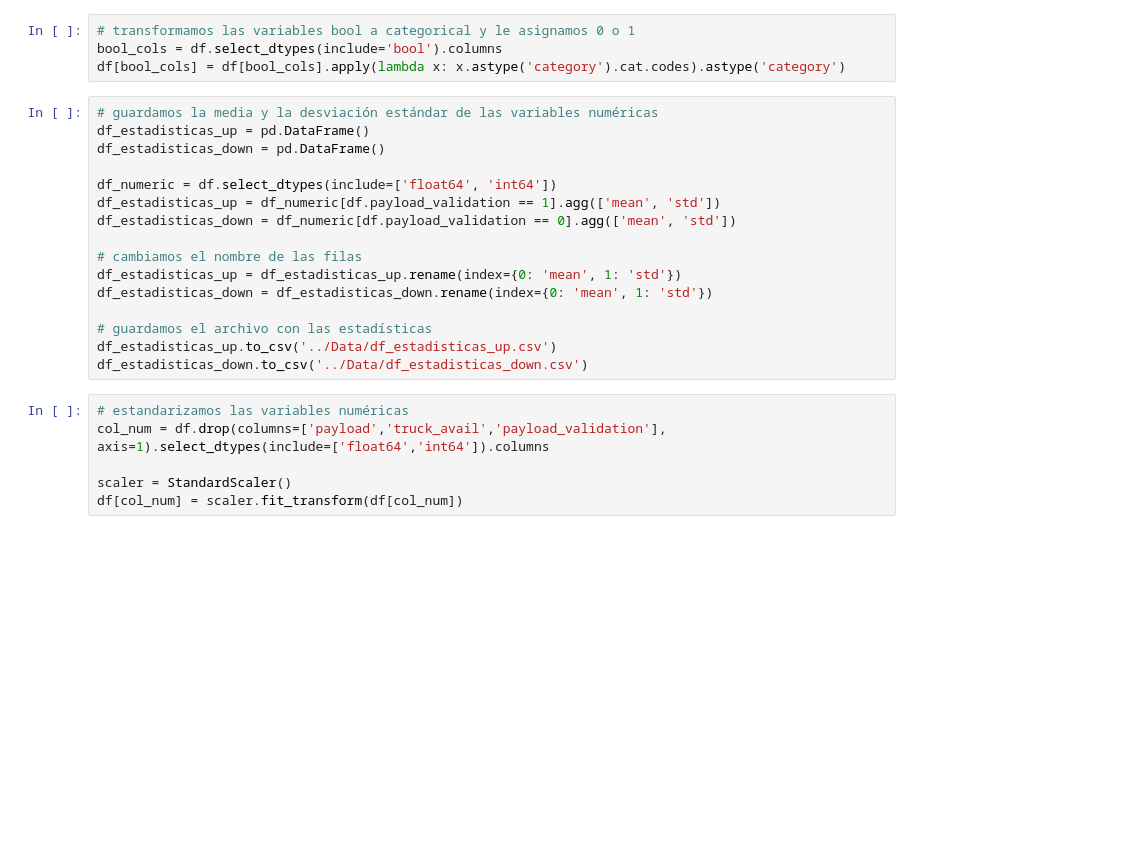
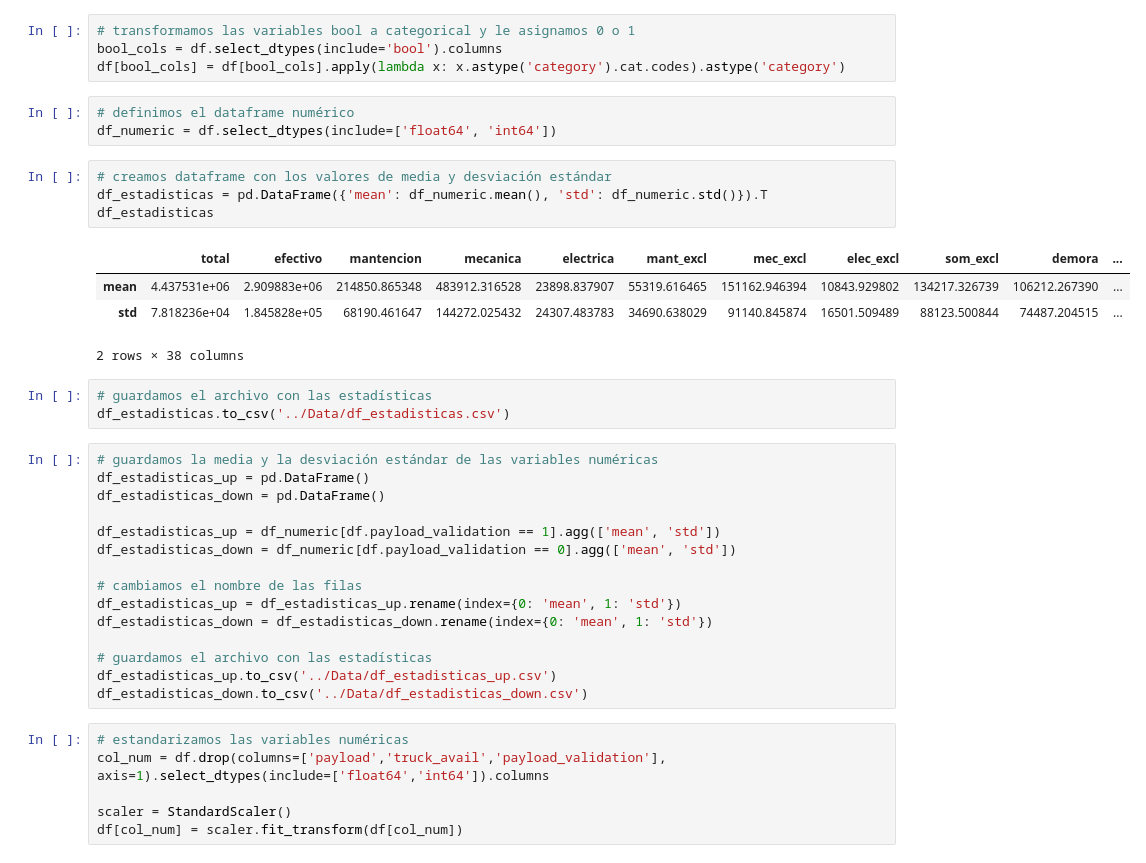
Before and after one commit to ecdiazl/capstone-project, a Jupyter notebook: Análisis/Capstone - Prescripción var1 (vec).ipynb, the cells around one changed output. Drawn from its saved outputs; the diff is of its cells as text; blank space fills up the shorter version.

```diff
--- a/Análisis/Capstone - Prescripción var1 (vec).ipynb
+++ b/Análisis/Capstone - Prescripción var1 (vec).ipynb
@@ -65,12 +93,26 @@ total_down = df[df['payload_validation']==0]['total'].sum()
 # transformamos las variables bool a categorical y le asignamos 0 o 1
 bool_cols = df.select_dtypes(include='bool').columns
 df[bool_cols] = df[bool_cols].apply(lambda x: x.astype('category').cat.codes).astype('category')
+# %%
+# definimos el dataframe numérico
+df_numeric = df.select_dtypes(include=['float64', 'int64'])
+# %%
+# creamos dataframe con los valores de media y desviación estándar
+df_estadisticas = pd.DataFrame({'mean': df_numeric.mean(), 'std': df_numeric.std()}).T
+df_estadisticas
+# %% [output]
+|  | total | efectivo | mantencion | mecanica | electrica | mant_excl | mec_excl | elec_excl | som_excl | demora | ... |
+| mean | 4.437531e+06 | 2.909883e+06 | 214850.865348 | 483912.316528 | 23898.837907 | 55319.616465 | 151162.946394 | 10843.929802 | 134217.326739 | 106212.267390 | ... |
+| std | 7.818236e+04 | 1.845828e+05 | 68190.461647 | 144272.025432 | 24307.483783 | 34690.638029 | 91140.845874 | 16501.509489 | 88123.500844 | 74487.204515 | ... |
+2 rows × 38 columns
+# %%
+# guardamos el archivo con las estadísticas
+df_estadisticas.to_csv('../Data/df_estadisticas.csv')
 # %%
 # guardamos la media y la desviación estándar de las variables numéricas
 df_estadisticas_up = pd.DataFrame()
 df_estadisticas_down = pd.DataFrame()
 
-df_numeric = df.select_dtypes(include=['float64', 'int64'])
 df_estadisticas_up = df_numeric[df.payload_validation == 1].agg(['mean', 'std'])
 df_estadisticas_down = df_numeric[df.payload_validation == 0].agg(['mean', 'std'])
 
```
Also changed, not shown: parts of 7 cells of this notebook, 8 other files.
